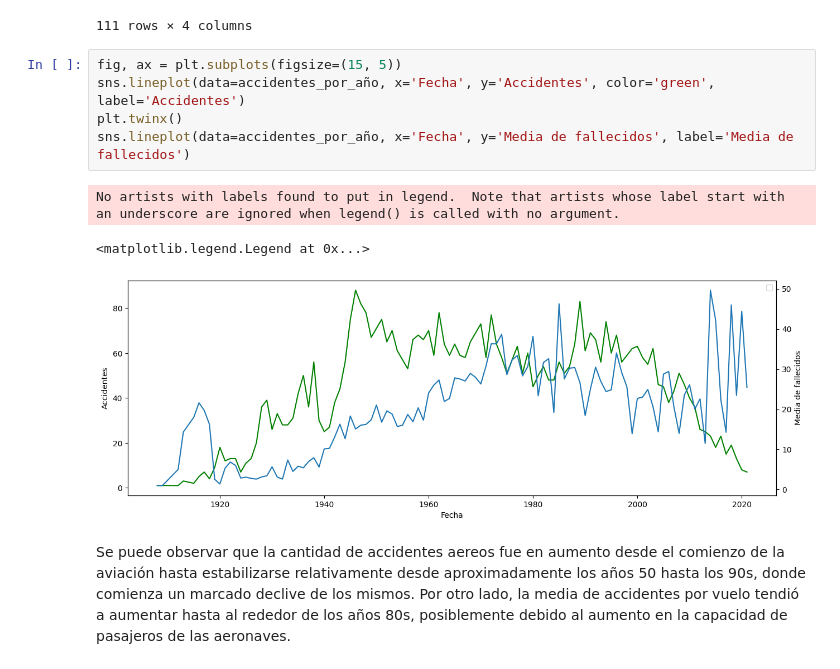
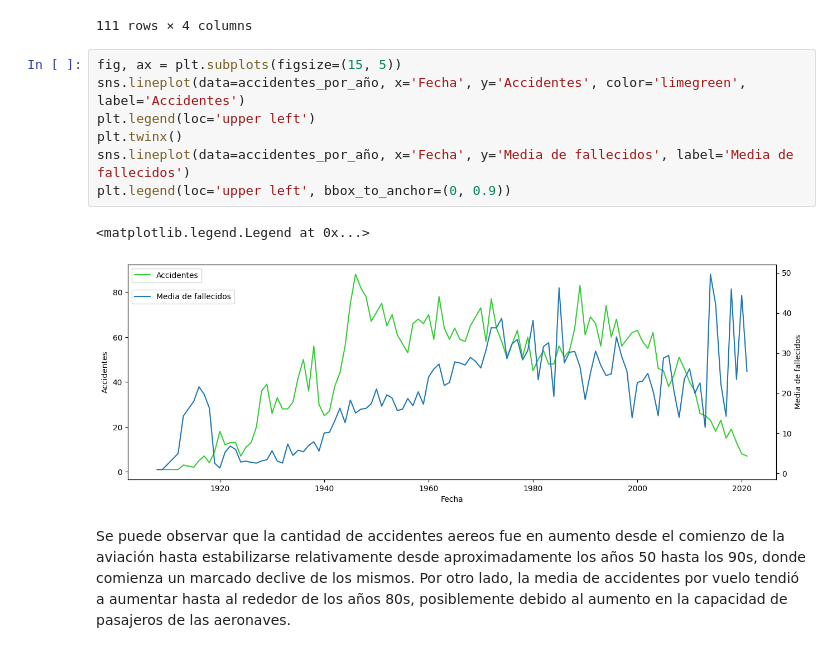
Before and after one commit to oOOoutsiderOOo/PIDA-Henry, a Jupyter notebook: EDA.ipynb, the cells around one changed output. Cells and saved outputs as stored; diff of their text form.

```diff
--- a/EDA.ipynb
+++ b/EDA.ipynb
@@ -75,13 +76,14 @@ accidentes_por_año
 111 rows × 4 columns
 # %%
 fig, ax = plt.subplots(figsize=(15, 5))
-sns.lineplot(data=accidentes_por_año, x='Fecha', y='Accidentes', color='green', label='Accidentes')
+sns.lineplot(data=accidentes_por_año, x='Fecha', y='Accidentes', color='limegreen', label='Accidentes')
+plt.legend(loc='upper left')
 plt.twinx()
 sns.lineplot(data=accidentes_por_año, x='Fecha', y='Media de fallecidos', label='Media de fallecidos')
+plt.legend(loc='upper left', bbox_to_anchor=(0, 0.9))
 # %% [output]
-No artists with labels found to put in legend.  Note that artists whose label start with an underscore are ignored when legend() is called with no argument.
+<matplotlib.legend.Legend at 0x...>
-<matplotlib.legend.Legend at 0x...>
-[figure, old version]
+[figure, new version]
 # %% [markdown]
 Se puede observar que la cantidad de accidentes aereos fue en aumento desde el comienzo de la aviación hasta estabilizarse relativamente desde aproximadamente los años 50 hasta los 90s, donde comienza un marcado declive de los mismos.
 Por otro lado, la media de accidentes por vuelo tendió a aumentar hasta al rededor de los años 80s, posiblemente debido al aumento en la capacidad de pasajeros de las aeronaves.
```
Also changed, not shown: parts of 42 cells of this notebook, 5 other files.
